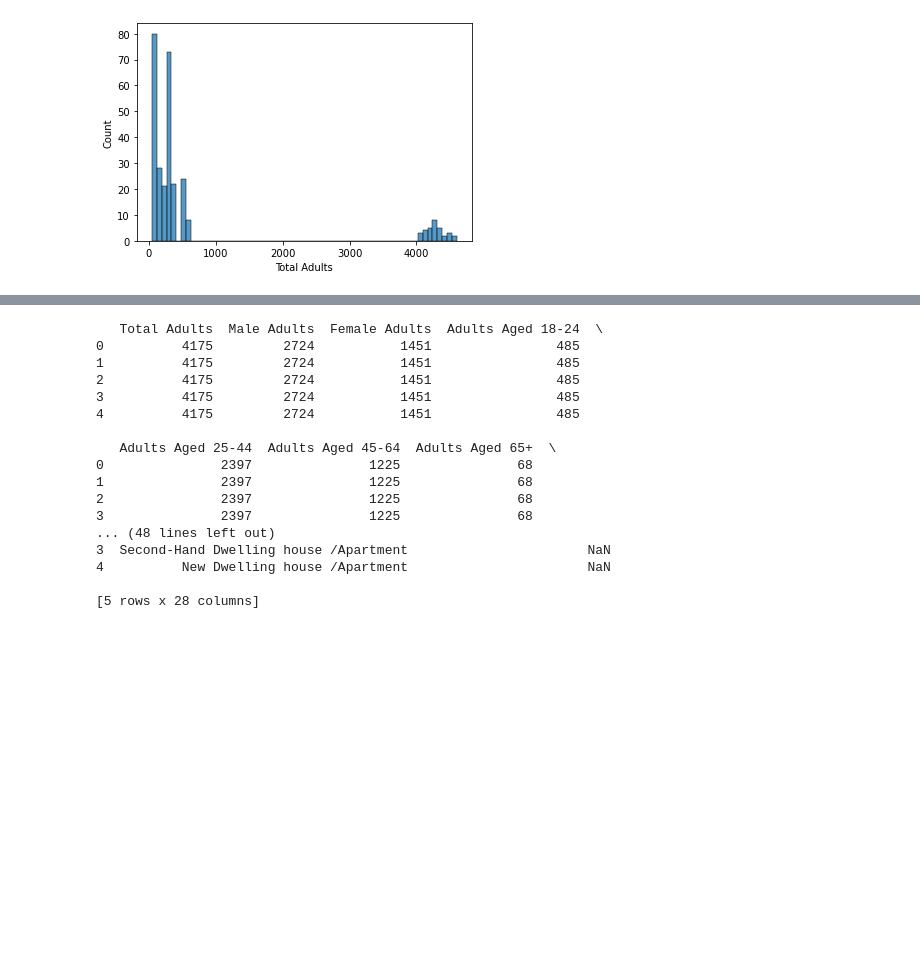
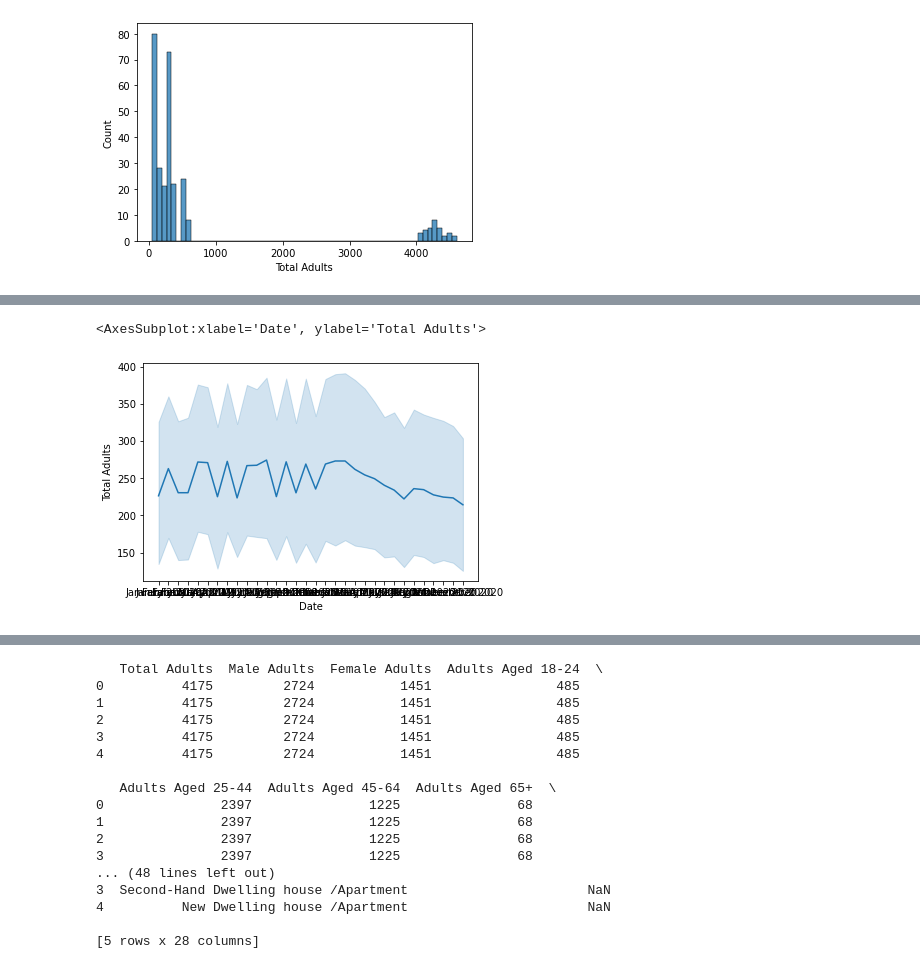
Before and after one commit to Sez23/UCDPA_SarahBrien, a Jupyter notebook: UCDPA_SarahBrien.ipynb, the cells around one changed output, grey strips where cells are left out. Cells and saved outputs as stored; diff of their text form; code cells hidden in the pictures; blank space fills up the shorter version.

```diff
--- a/UCDPA_SarahBrien.ipynb
+++ b/UCDPA_SarahBrien.ipynb
@@ -405,0 +478,5 @@ sns.histplot(H_IRE["Total Adults"])
+# %%
+sns.lineplot(x="Date", y="Total Adults", data=H_IRE_noDub)
+# %% [output]
+<AxesSubplot:xlabel='Date', ylabel='Total Adults'>
+[figure, added]
```
Also changed, not shown: parts of 30 cells of this notebook.
